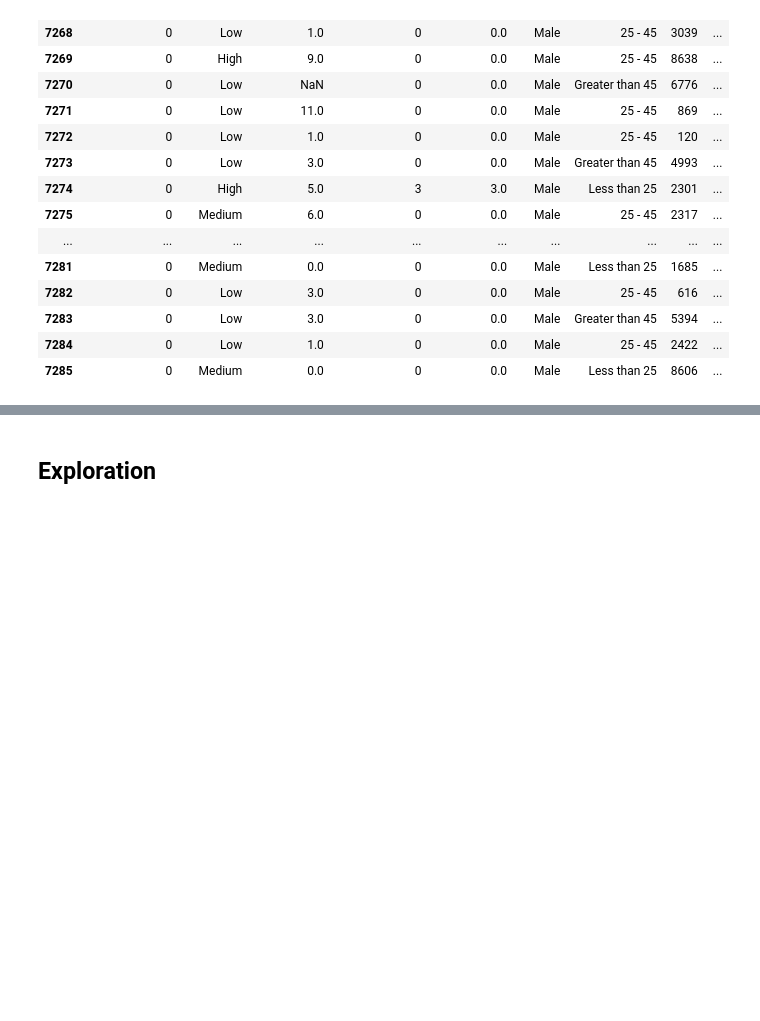
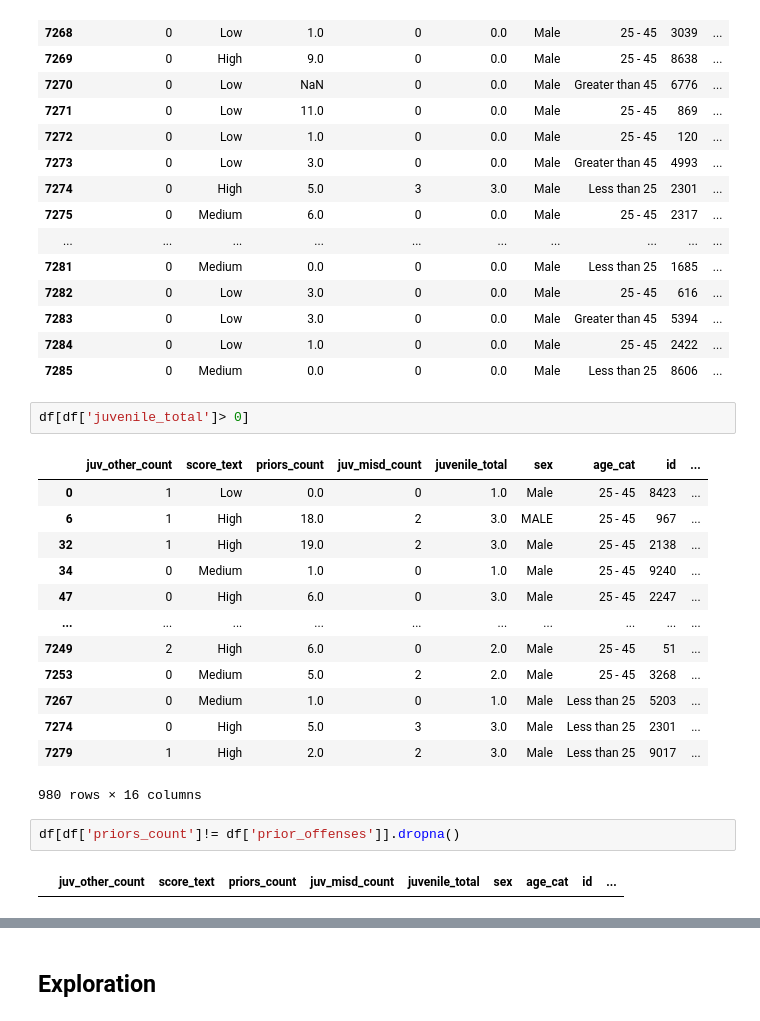
Before and after one commit to Dari212/ETAI-Pipeline, a Jupyter notebook: notebooks/01-explore-data.ipynb, the cells around one changed output, grey strips where cells are left out. Drawn from its saved outputs; the diff is of its cells as text; blank space fills up the shorter version.

```diff
--- a/notebooks/01-explore-data.ipynb
+++ b/notebooks/01-explore-data.ipynb
@@ -34,3 +34,23 @@ df.tail(20)
 | 7283 | 0 | Low | 3.0 | 0 | 0.0 | Male | Greater than 45 | 5394 | ... |
 | 7284 | 0 | Low | 1.0 | 0 | 0.0 | Male | 25 - 45 | 2422 | ... |
 | 7285 | 0 | Medium | 0.0 | 0 | 0.0 | Male | Less than 25 | 8606 | ... |
+# %%
+df[df['juvenile_total']> 0]
+# %% [output]
+|  | juv_other_count | score_text | priors_count | juv_misd_count | juvenile_total | sex | age_cat | id | ... |
+| 0 | 1 | Low | 0.0 | 0 | 1.0 | Male | 25 - 45 | 8423 | ... |
+| 6 | 1 | High | 18.0 | 2 | 3.0 | MALE | 25 - 45 | 967 | ... |
+| 32 | 1 | High | 19.0 | 2 | 3.0 | Male | 25 - 45 | 2138 | ... |
+| 34 | 0 | Medium | 1.0 | 0 | 1.0 | Male | 25 - 45 | 9240 | ... |
+| 47 | 0 | High | 6.0 | 0 | 3.0 | Male | 25 - 45 | 2247 | ... |
+| ... | ... | ... | ... | ... | ... | ... | ... | ... | ... |
+| 7249 | 2 | High | 6.0 | 0 | 2.0 | Male | 25 - 45 | 51 | ... |
+| 7253 | 0 | Medium | 5.0 | 2 | 2.0 | Male | 25 - 45 | 3268 | ... |
+| 7267 | 0 | Medium | 1.0 | 0 | 1.0 | Male | Less than 25 | 5203 | ... |
+| 7274 | 0 | High | 5.0 | 3 | 3.0 | Male | Less than 25 | 2301 | ... |
+| 7279 | 1 | High | 2.0 | 2 | 3.0 | Male | Less than 25 | 9017 | ... |
+980 rows × 16 columns
+# %%
+df[df['priors_count']!= df['prior_offenses']].dropna()
+# %% [output]
+|  | juv_other_count | score_text | priors_count | juv_misd_count | juvenile_total | sex | age_cat | id | ... |
```
Also changed, not shown: parts of 2 cells of this notebook, 1 other file.
